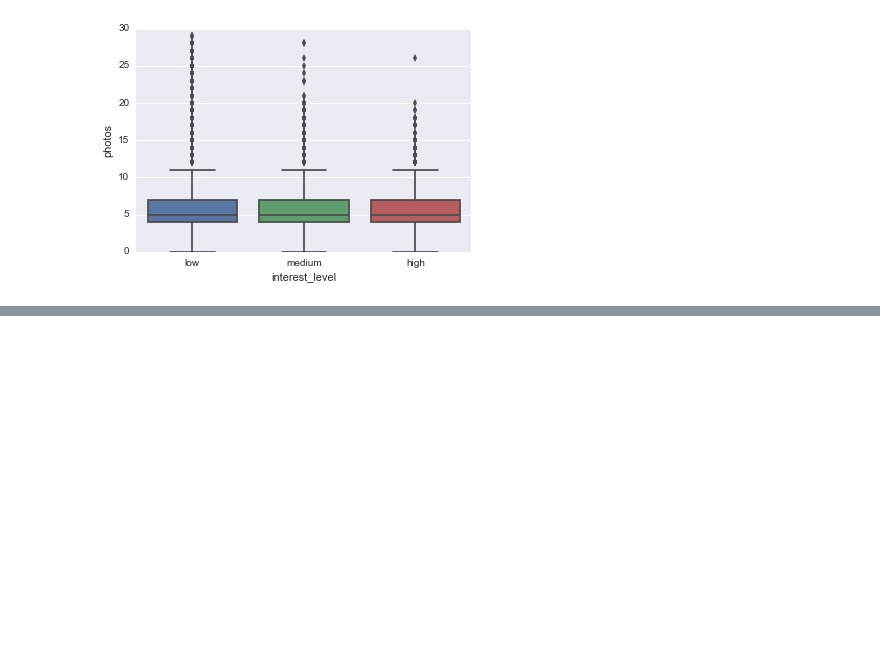
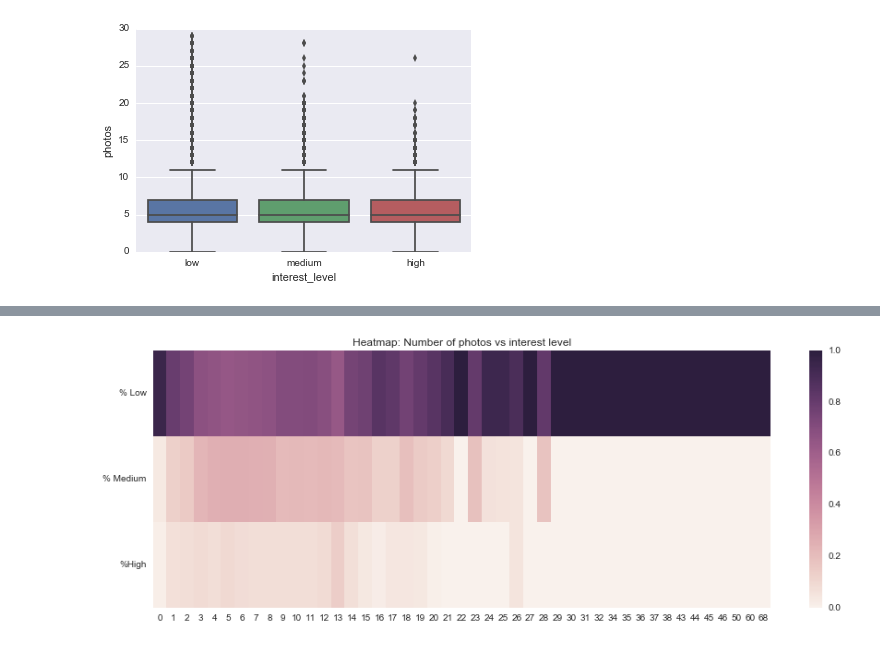
Before and after one commit to al825/Reatal_List_Classification, a Jupyter notebook: rental_list_classification.ipynb, the cells around one changed output, grey strips where cells are left out. Cells and saved outputs as stored; diff of their text form; code cells hidden in the pictures; blank space fills up the shorter version.

Commit message:
Heatmap for number of photos.

```diff
--- a/rental_list_classification.ipynb
+++ b/rental_list_classification.ipynb
@@ -537,0 +532,23 @@ array([ 0,  1,  2,  3,  4,  5,  6,  7,  8,  9, 10, 11, 12, 13, 14, 15, 16,
+# %%
+# draw a heatmap
+interest_level_copy = train_set['interest_level'].copy()
+pd_photocount = pd.DataFrame(columns=('pct_l', 'pct_m', 'pct_h'))
+for c in sorted(photo_count.unique()):
+    temp_data = interest_level_copy[photo_count == c]
+    pct_l = sum(temp_data == 'low') / temp_data.shape[0]
+    pct_m = sum(temp_data == 'medium') / temp_data.shape[0]
+    pct_h = 1 - pct_l - pct_m
+    temp = pd.Series([pct_l, pct_m, pct_h], index=('pct_l', 'pct_m', 'pct_h'))
+    pd_photocount = pd_photocount.append(temp, ignore_index=True)
+    interest_level_copy = interest_level_copy[photo_count != c]
+pd_photocount.index = sorted(photo_count.unique())
+pd_photocount = pd_photocount.transpose()
+
+
+plt.figure(figsize=(15,5))
+sns.heatmap(pd_photocount, vmin=0, vmax=1, yticklabels=('% Low', '% Medium', '%High'))
+plt.title('Heatmap: Number of photos vs interest level')
+plt.yticks(rotation=0)
+plt.show()
+# %% [output]
+[figure, added]
```
Also changed, not shown: parts of 2 cells of this notebook.
